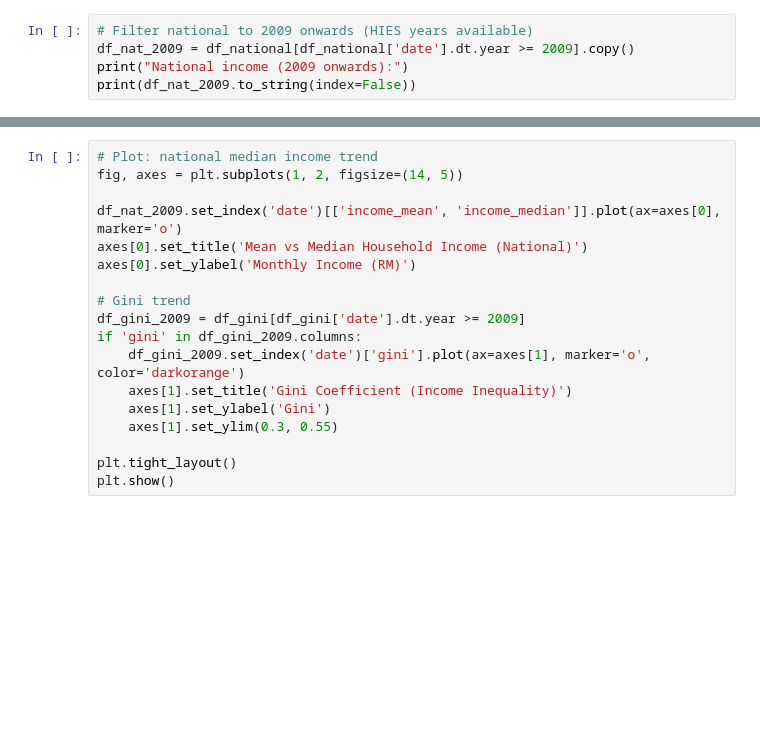
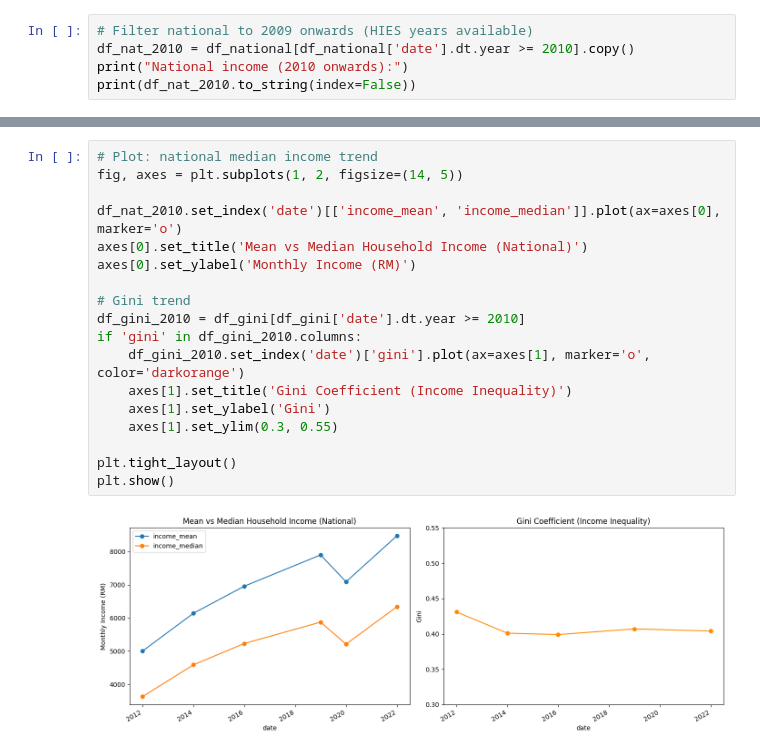
Before and after one commit to lloonnn/EduNilai, a Jupyter notebook: data_understanding/hies_household_income.ipynb, the cells around one changed output, grey strips where cells are left out. Drawn from its saved outputs; the diff is of its cells as text; blank space fills up the shorter version.

```diff
--- a/data_understanding/hies_household_income.ipynb
+++ b/data_understanding/hies_household_income.ipynb
@@ -61,5 +156,5 @@ print("Gini:    ", df_gini.shape,     "| cols:", list(df_gini.columns))
 # %%
 # Filter national to 2009 onwards (HIES years available)
-df_nat_2009 = df_national[df_national['date'].dt.year >= 2009].copy()
-print("National income (2009 onwards):")
-print(df_nat_2009.to_string(index=False))
+df_nat_2010 = df_national[df_national['date'].dt.year >= 2010].copy()
+print("National income (2010 onwards):")
+print(df_nat_2010.to_string(index=False))
@@ -66,18 +170,20 @@ print(df_nat_2009.to_string(index=False))
 # %%
 # Plot: national median income trend
 fig, axes = plt.subplots(1, 2, figsize=(14, 5))
 
-df_nat_2009.set_index('date')[['income_mean', 'income_median']].plot(ax=axes[0], marker='o')
+df_nat_2010.set_index('date')[['income_mean', 'income_median']].plot(ax=axes[0], marker='o')
 axes[0].set_title('Mean vs Median Household Income (National)')
 axes[0].set_ylabel('Monthly Income (RM)')
 
 # Gini trend
-df_gini_2009 = df_gini[df_gini['date'].dt.year >= 2009]
-if 'gini' in df_gini_2009.columns:
-    df_gini_2009.set_index('date')['gini'].plot(ax=axes[1], marker='o', color='darkorange')
+df_gini_2010 = df_gini[df_gini['date'].dt.year >= 2010]
+if 'gini' in df_gini_2010.columns:
+    df_gini_2010.set_index('date')['gini'].plot(ax=axes[1], marker='o', color='darkorange')
     axes[1].set_title('Gini Coefficient (Income Inequality)')
     axes[1].set_ylabel('Gini')
     axes[1].set_ylim(0.3, 0.55)
 
 plt.tight_layout()
 plt.show()
+# %% [output]
+[figure, added]
```
Also changed, not shown: parts of 10 cells of this notebook, 9 other files.
